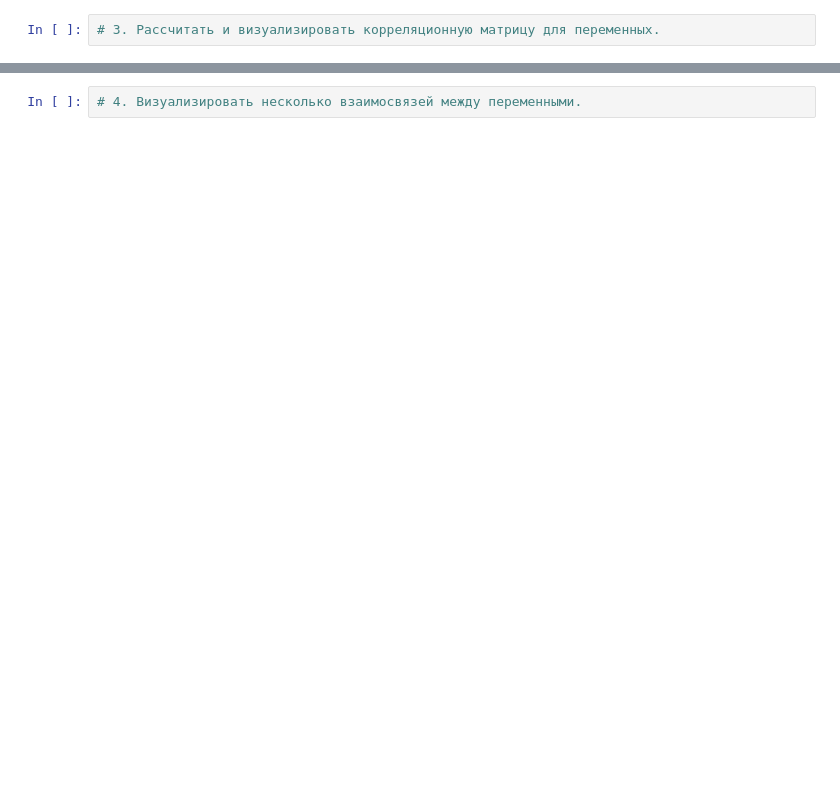
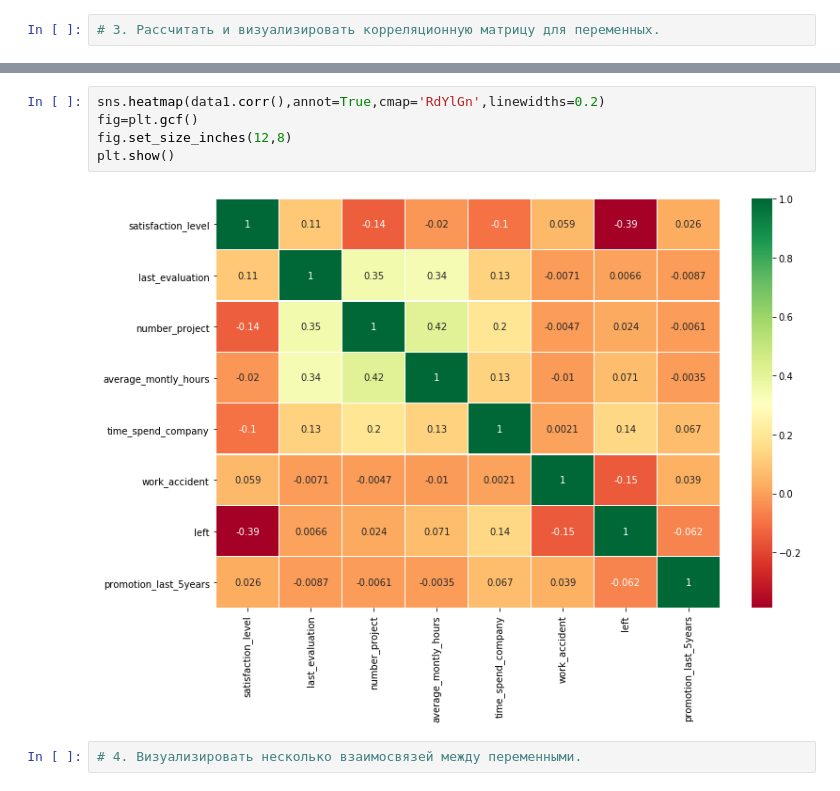
Before and after one commit to iamdenizzz/pyda-10, a Jupyter notebook: Diplom/Diplom.ipynb, the cells around one changed output, grey strips where cells are left out. Drawn from its saved outputs; the diff is of its cells as text; blank space fills up the shorter version.

```diff
--- a/Diplom/Diplom.ipynb
+++ b/Diplom/Diplom.ipynb
@@ -48,2 +93,9 @@ data
+# %%
+sns.heatmap(data1.corr(),annot=True,cmap='RdYlGn',linewidths=0.2)
+fig=plt.gcf()
+fig.set_size_inches(12,8)
+plt.show()
+# %% [output]
+[figure, added]
 # %%
 # 4. Визуализировать несколько взаимосвязей между переменными.
```
Also changed, not shown: parts of 8 cells of this notebook, 1 other file.
